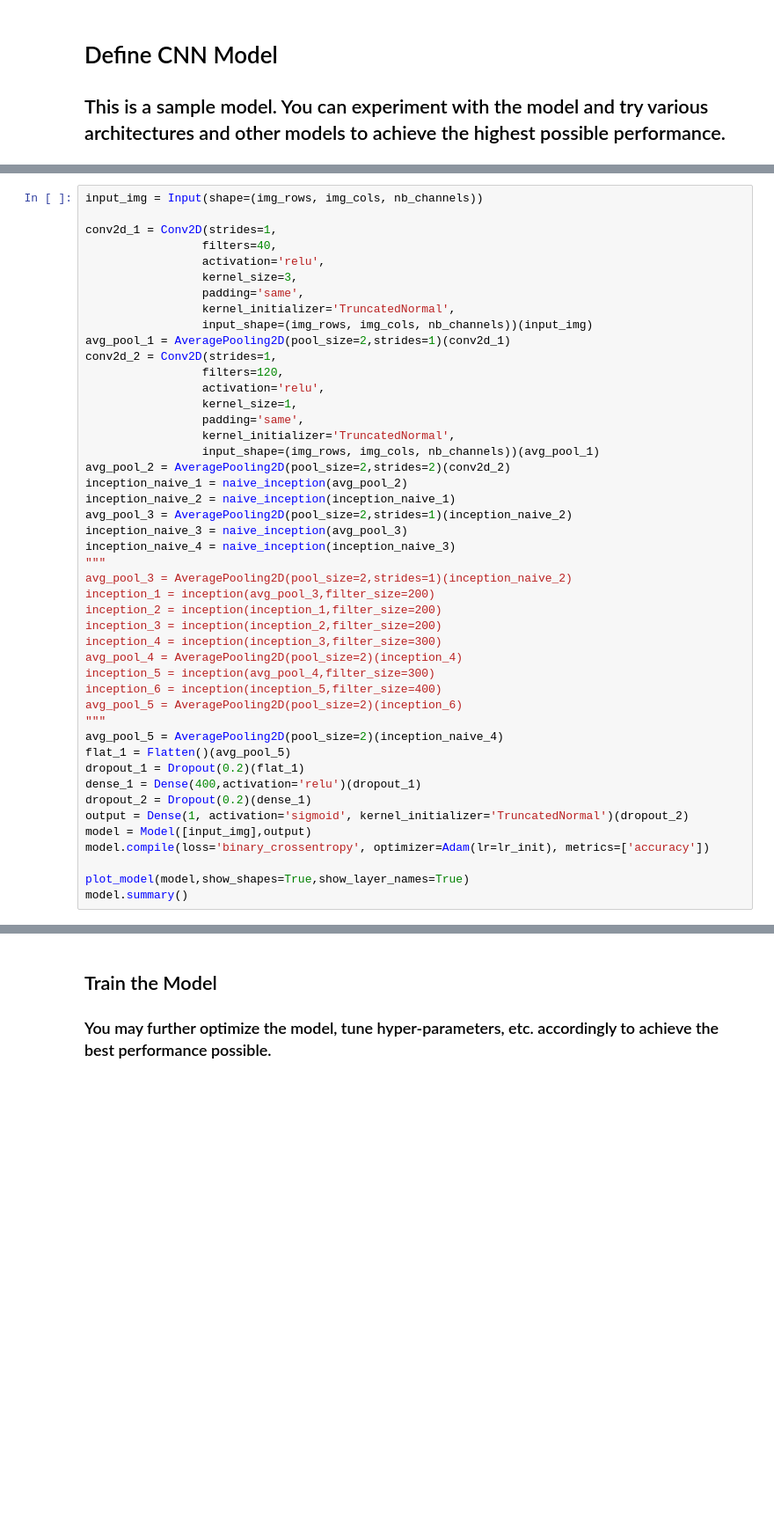
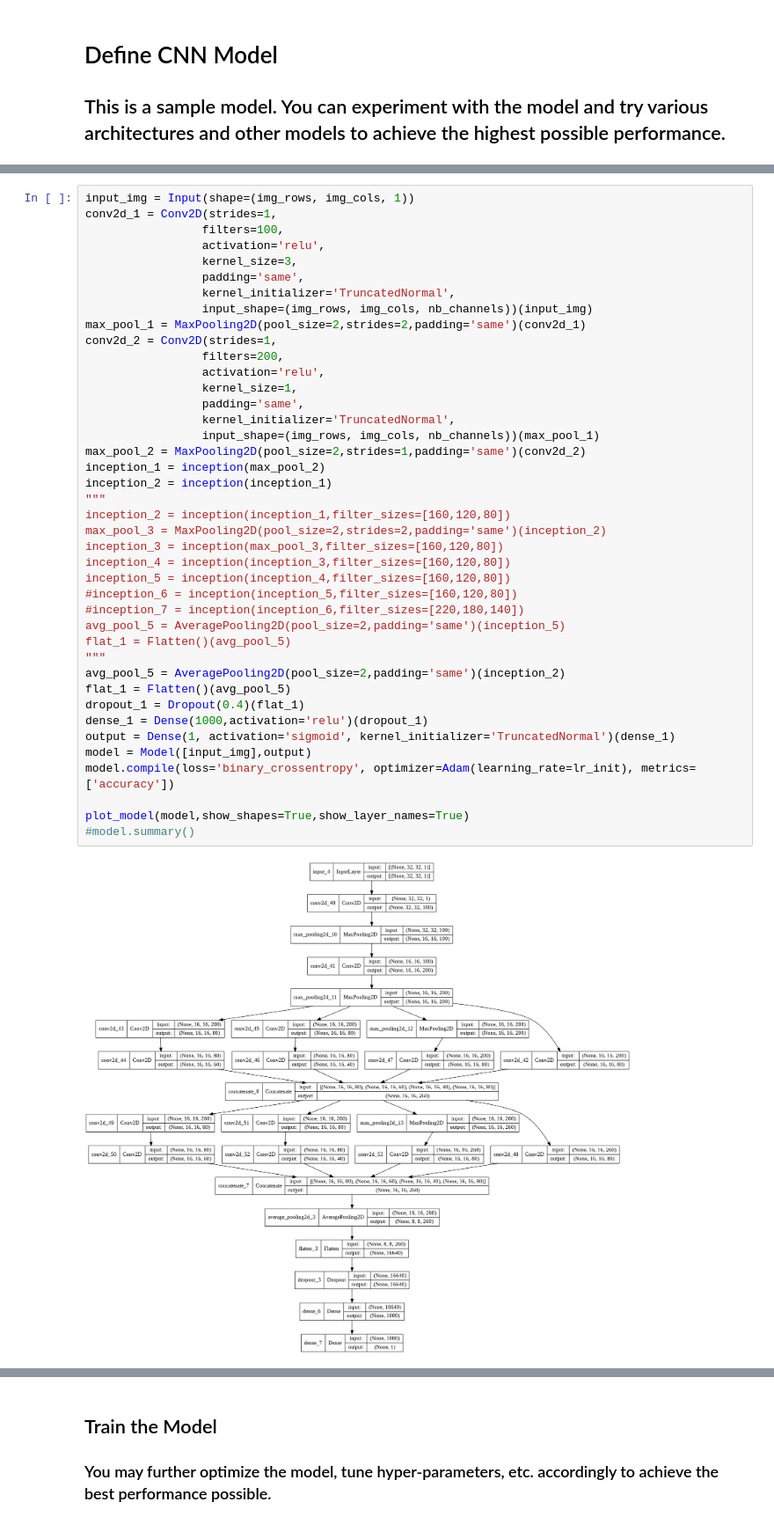
Before and after one commit to bear-is-asleep/PID-Classifier, a Jupyter notebook: ParticleImages.ipynb, the cells around one changed output, grey strips where cells are left out. Shown: that part at 88% size. Cells and saved outputs as stored; diff of their text form; blank space fills up the shorter version.

```diff
--- a/ParticleImages.ipynb
+++ b/ParticleImages.ipynb
@@ -274,48 +246,45 @@ def inception(input,filter_sizes=[80,40,20]):
   return mid_1
 # %%
-input_img = Input(shape=(img_rows, img_cols, nb_channels))
-
+input_img = Input(shape=(img_rows, img_cols, 1))
 conv2d_1 = Conv2D(strides=1,
-                 filters=40,
+                 filters=100,
                  activation='relu',
                  kernel_size=3,
                  padding='same',
                  kernel_initializer='TruncatedNormal',
                  input_shape=(img_rows, img_cols, nb_channels))(input_img)
-avg_pool_1 = AveragePooling2D(pool_size=2,strides=1)(conv2d_1)
+max_pool_1 = MaxPooling2D(pool_size=2,strides=2,padding='same')(conv2d_1)
 conv2d_2 = Conv2D(strides=1,
-                 filters=120,
+                 filters=200,
                  activation='relu',
                  kernel_size=1,
                  padding='same',
                  kernel_initializer='TruncatedNormal',
-                 input_shape=(img_rows, img_cols, nb_channels))(avg_pool_1)
-avg_pool_2 = AveragePooling2D(pool_size=2,strides=2)(conv2d_2)
-inception_naive_1 = naive_inception(avg_pool_2)
-inception_naive_2 = naive_inception(inception_naive_1)
-avg_pool_3 = AveragePooling2D(pool_size=2,strides=1)(inception_naive_2)
-inception_naive_3 = naive_inception(avg_pool_3)
-inception_naive_4 = naive_inception(inception_naive_3)
+                 input_shape=(img_rows, img_cols, nb_channels))(max_pool_1)
+max_pool_2 = MaxPooling2D(pool_size=2,strides=1,padding='same')(conv2d_2)
+inception_1 = inception(max_pool_2)
+inception_2 = inception(inception_1)
 """
-avg_pool_3 = AveragePooling2D(pool_size=2,strides=1)(inception_naive_2)
-inception_1 = inception(avg_pool_3,filter_size=200)
-inception_2 = inception(inception_1,filter_size=200)
-inception_3 = inception(inception_2,filter_size=200)
-inception_4 = inception(inception_3,filter_size=300)
-avg_pool_4 = AveragePooling2D(pool_size=2)(inception_4)
-inception_5 = inception(avg_pool_4,filter_size=300)
-inception_6 = inception(inception_5,filter_size=400)
-avg_pool_5 = AveragePooling2D(pool_size=2)(inception_6)
+inception_2 = inception(inception_1,filter_sizes=[160,120,80])
+max_pool_3 = MaxPooling2D(pool_size=2,strides=2,padding='same')(inception_2)
+inception_3 = inception(max_pool_3,filter_sizes=[160,120,80])
+inception_4 = inception(inception_3,filter_sizes=[160,120,80])
+inception_5 = inception(inception_4,filter_sizes=[160,120,80])
+#inception_6 = inception(inception_5,filter_sizes=[160,120,80])
+#inception_7 = inception(inception_6,filter_sizes=[220,180,140])
+avg_pool_5 = AveragePooling2D(pool_size=2,padding='same')(inception_5)
+flat_1 = Flatten()(avg_pool_5)
 """
-avg_pool_5 = AveragePooling2D(pool_size=2)(inception_naive_4)
+avg_pool_5 = AveragePooling2D(pool_size=2,padding='same')(inception_2)
 flat_1 = Flatten()(avg_pool_5)
-dropout_1 = Dropout(0.2)(flat_1)
-dense_1 = Dense(400,activation='relu')(dropout_1)
-dropout_2 = Dropout(0.2)(dense_1)
-output = Dense(1, activation='sigmoid', kernel_initializer='TruncatedNormal')(dropout_2)
+dropout_1 = Dropout(0.4)(flat_1)
+dense_1 = Dense(1000,activation='relu')(dropout_1)
+output = Dense(1, activation='sigmoid', kernel_initializer='TruncatedNormal')(dense_1)
 model = Model([input_img],output)
-model.compile(loss='binary_crossentropy', optimizer=Adam(lr=lr_init), metrics=['accuracy'])
+model.compile(loss='binary_crossentropy', optimizer=Adam(learning_rate=lr_init), metrics=['accuracy'])
 
 plot_model(model,show_shapes=True,show_layer_names=True)
-model.summary()
+#model.summary()
+# %% [output]
+[figure, added]
 # %%
```
Also changed, not shown: parts of 17 cells of this notebook.
